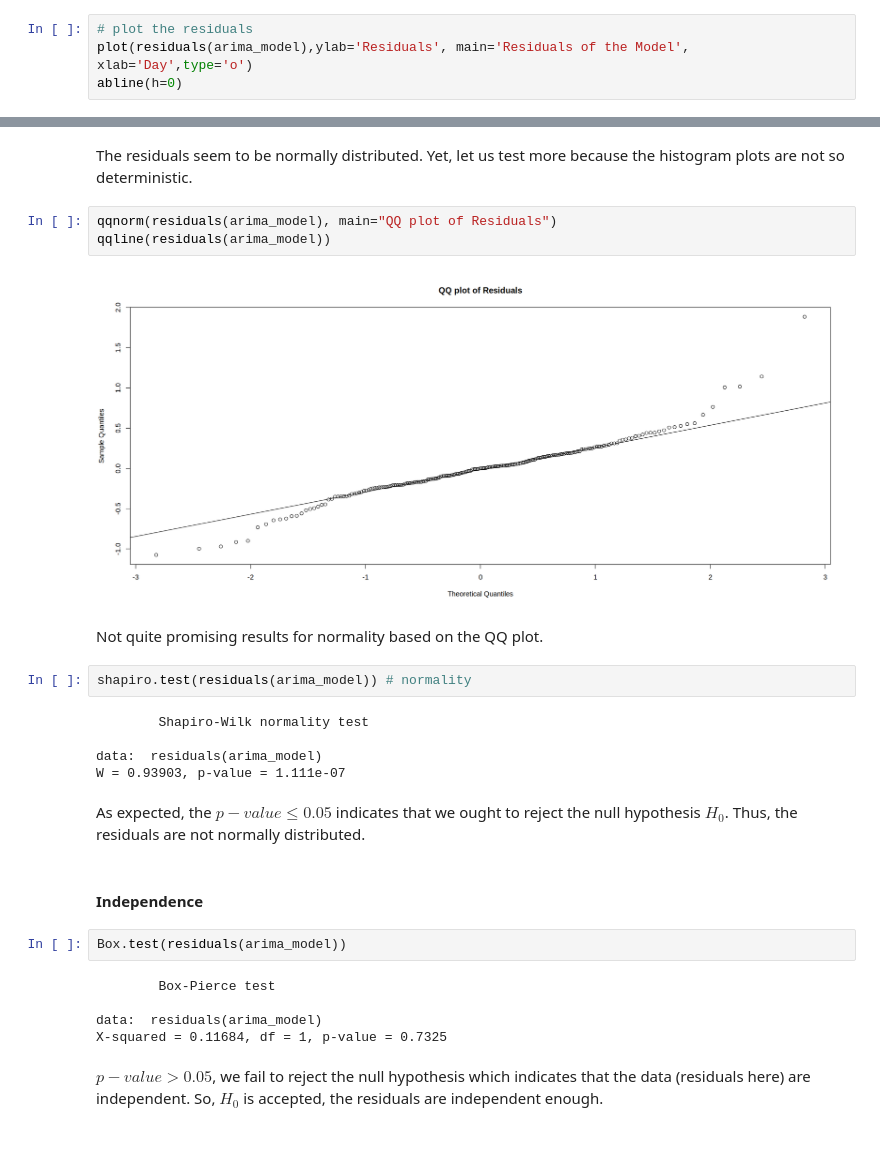
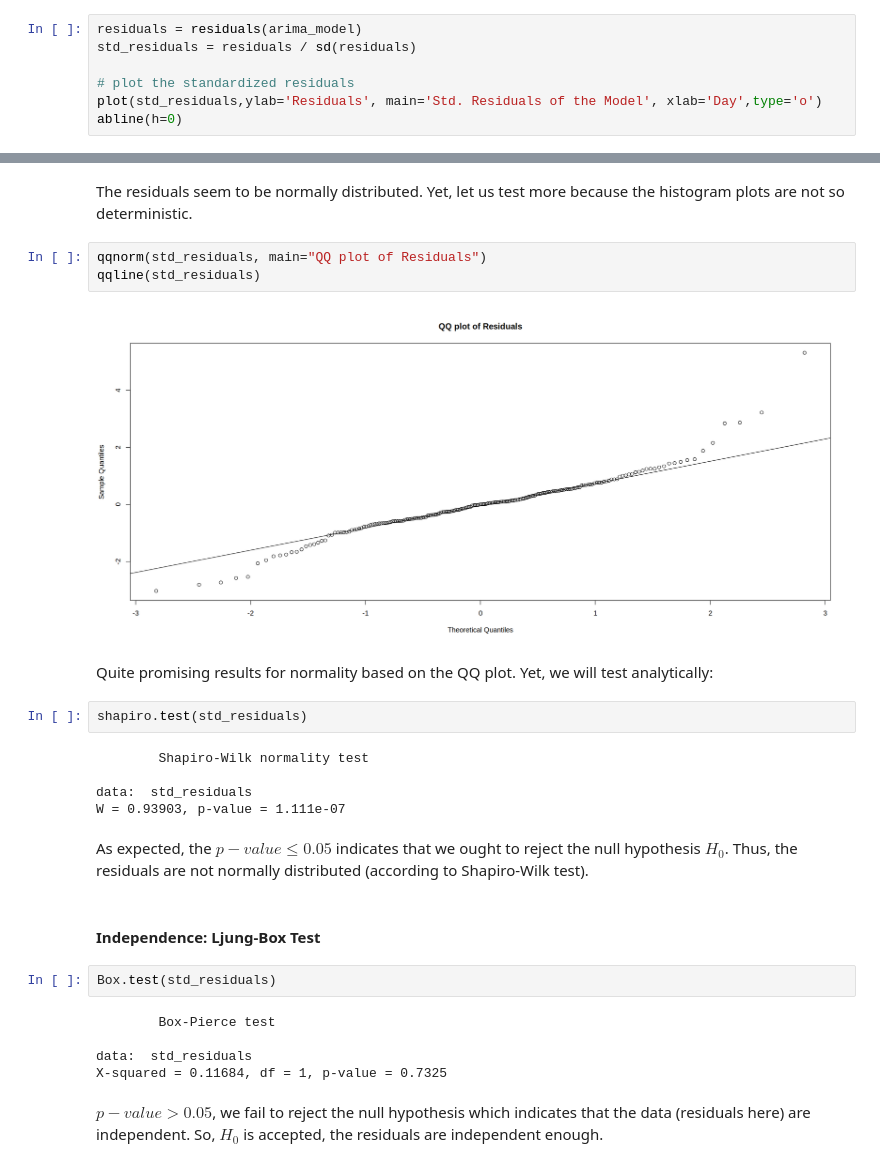
Before and after one commit to muohannedxd/Time-Series-Analysis-and-Forecasting-of-Cinema-Occupancy-Rate, a Jupyter notebook: mohanned_kadache_g3_project.ipynb, the cells around one changed output, grey strips where cells are left out. Saved outputs shown, nothing was run; the diff lists cells and outputs as text.

```diff
--- a/mohanned_kadache_g3_project.ipynb
+++ b/mohanned_kadache_g3_project.ipynb
@@ -427,7 +407,10 @@ Here, we will run some graphical and analytical tests to evaluate how good our m
 # %% [markdown]
 #### Graphical Analysis
 # %%
-# plot the residuals
-plot(residuals(arima_model),ylab='Residuals', main='Residuals of the Model', xlab='Day',type='o')
+residuals = residuals(arima_model)
+std_residuals = residuals / sd(residuals)
+
+# plot the standardized residuals
+plot(std_residuals,ylab='Residuals', main='Std. Residuals of the Model', xlab='Day',type='o')
 abline(h=0)
 # %% [output]
@@ -443,29 +426,29 @@ hist(residuals(arima_model),main="Histogram of Residuals",xlab='Residuals')
 # %% [markdown]
 The residuals seem to be normally distributed. Yet, let us test more because the histogram plots are not so deterministic.
 # %%
-qqnorm(residuals(arima_model), main="QQ plot of Residuals")
-qqline(residuals(arima_model))
+qqnorm(std_residuals, main="QQ plot of Residuals")
+qqline(std_residuals)
 # %% [output]
-[figure, old version]
+[figure, new version]
 # %% [markdown]
-Not quite promising results for normality based on the QQ plot.
+Quite promising results for normality based on the QQ plot. Yet, we will test analytically:
 # %%
-shapiro.test(residuals(arima_model)) # normality
+shapiro.test(std_residuals)
 # %% [output]
         Shapiro-Wilk normality test
 
-data:  residuals(arima_model)
+data:  std_residuals
 W = 0.93903, p-value = 1.111e-07
 # %% [markdown]
-As expected, the **$p-value \leq 0.05$** indicates that we ought to reject the null hypothesis **$H_0$**. Thus, the residuals are not normally distributed.
+As expected, the **$p-value \leq 0.05$** indicates that we ought to reject the null hypothesis **$H_0$**. Thus, the residuals are not normally distributed (according to Shapiro-Wilk test).
 # %% [markdown]
-#### Independence
+#### Independence: Ljung-Box Test
 # %%
-Box.test(residuals(arima_model))
+Box.test(std_residuals)
 # %% [output]
         Box-Pierce test
 
-data:  residuals(arima_model)
+data:  std_residuals
 X-squared = 0.11684, df = 1, p-value = 0.7325
 # %% [markdown]
 **$p-value \gt 0.05$**, we fail to reject the null hypothesis which indicates that the data (residuals here) are independent. So, **$H_0$** is accepted, the residuals are independent enough.
```
Also changed, not shown: parts of 7 cells of this notebook.
